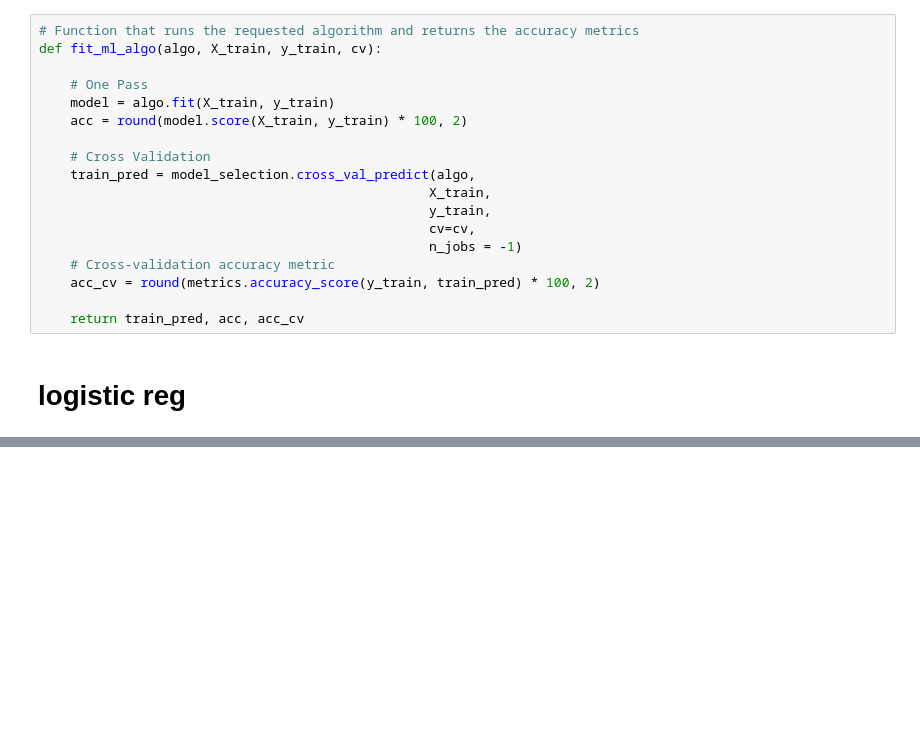
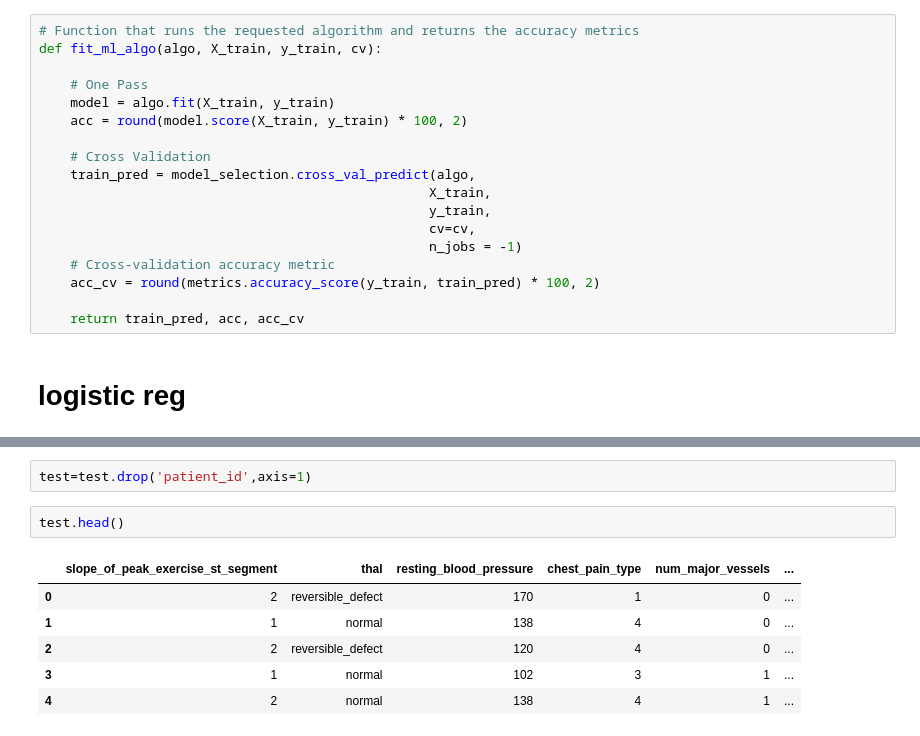
Before and after one commit to anujeet98/heart-prediction-ml, a Jupyter notebook: heart_disease_prediction.ipynb, the cells around one changed output, grey strips where cells are left out. Cells and saved outputs as stored; diff of their text form; blank space fills up the shorter version.

```diff
--- a/heart_disease_prediction.ipynb
+++ b/heart_disease_prediction.ipynb
@@ -671,0 +964,11 @@ Running Time: 0:00:00.067291
+# %%
+test=test.drop('patient_id',axis=1)
+# %%
+test.head()
+# %% [output]
+|  | slope_of_peak_exercise_st_segment | thal | resting_blood_pressure | chest_pain_type | num_major_vessels | ... |
+| 0 | 2 | reversible_defect | 170 | 1 | 0 | ... |
+| 1 | 1 | normal | 138 | 4 | 0 | ... |
+| 2 | 2 | reversible_defect | 120 | 4 | 0 | ... |
+| 3 | 1 | normal | 102 | 3 | 1 | ... |
+| 4 | 2 | normal | 138 | 4 | 1 | ... |
```
Also changed, not shown: parts of 34 cells of this notebook.
